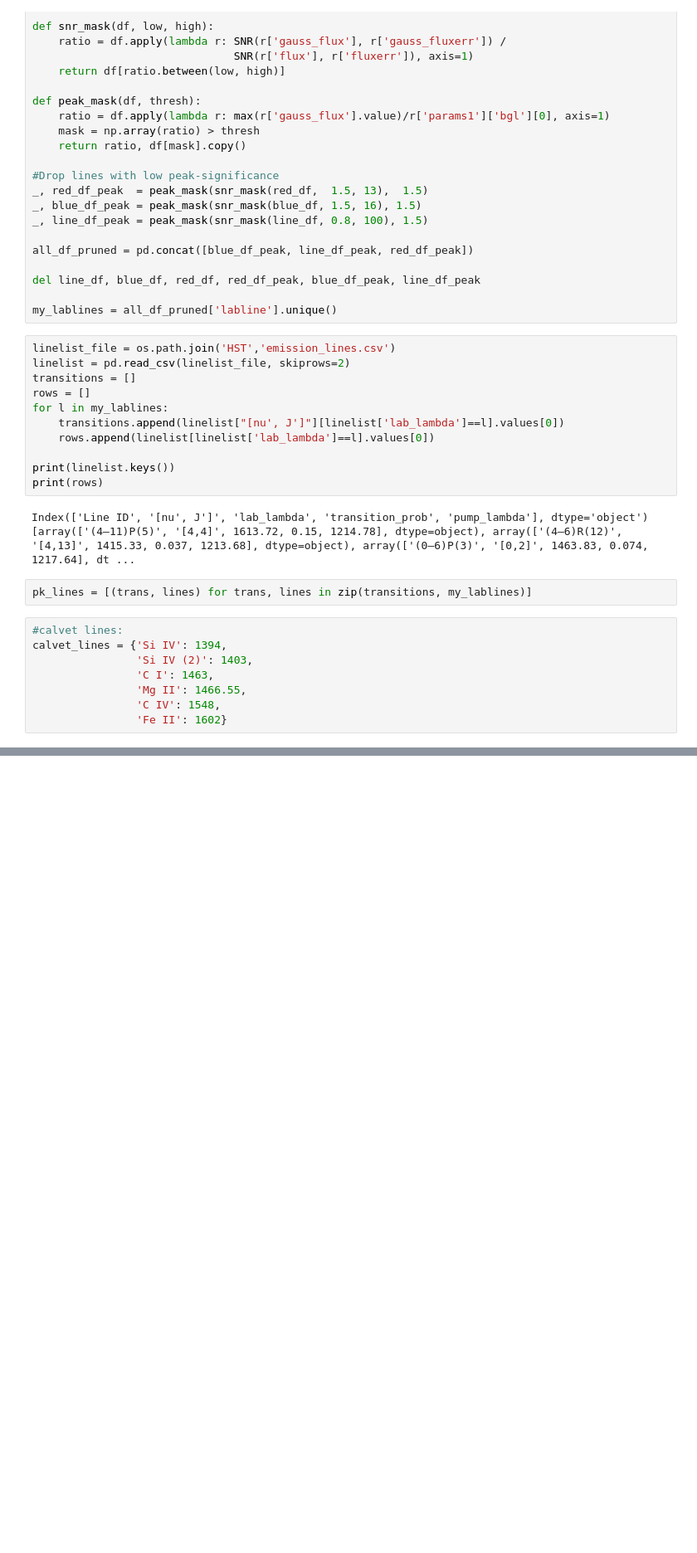
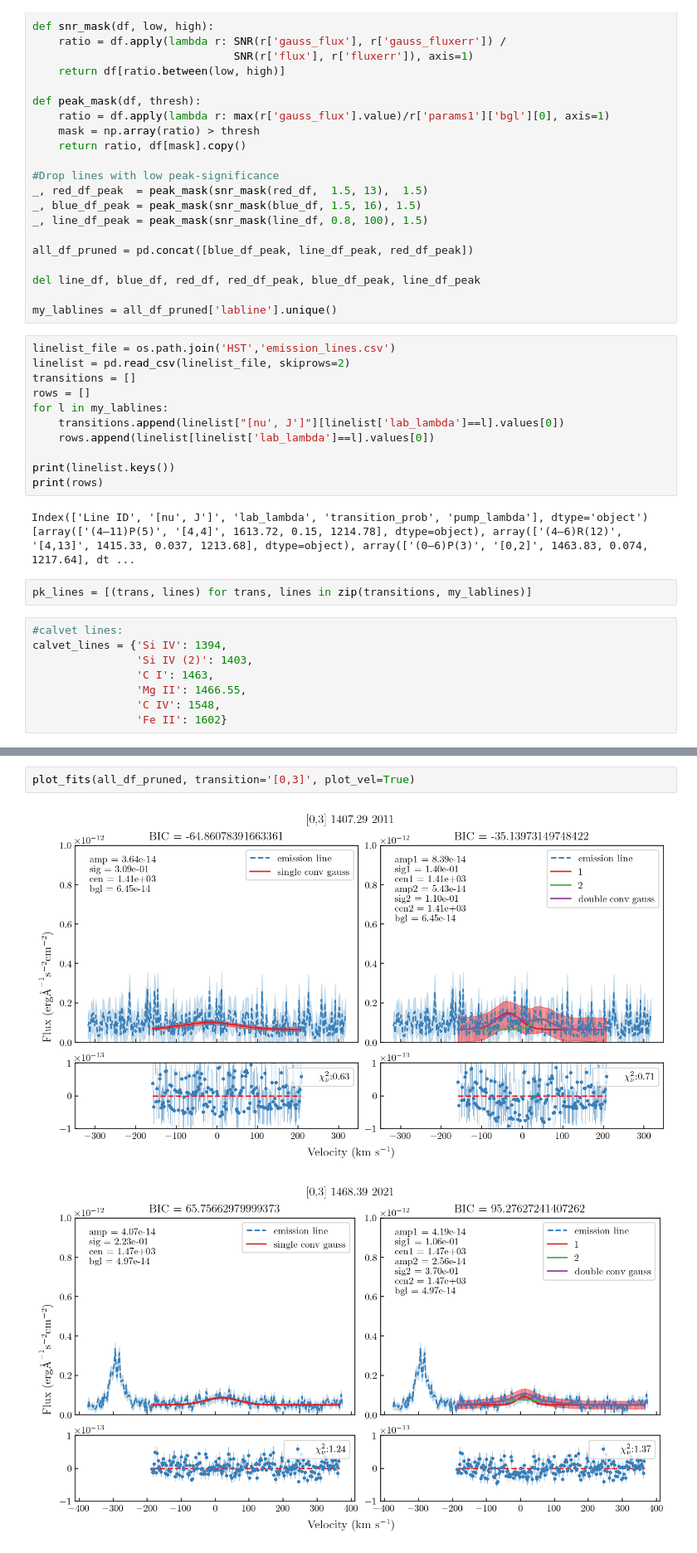
Before and after one commit to PK0207/scripts_by_me, a Jupyter notebook: research24/plotting.ipynb, the cells around one changed output, grey strips where cells are left out. Shown at 83% size. Drawn from its saved outputs; the diff is of its cells as text; blank space fills up the shorter version.

```diff
--- a/research24/plotting.ipynb
+++ b/research24/plotting.ipynb
@@ -154,0 +449,5 @@ plt.show()
+# %%
+plot_fits(all_df_pruned, transition='[0,3]', plot_vel=True)
+# %% [output]
+[figure, added]
+[figure, added]
```
Also changed, not shown: parts of 9 cells of this notebook, 7 other files.
